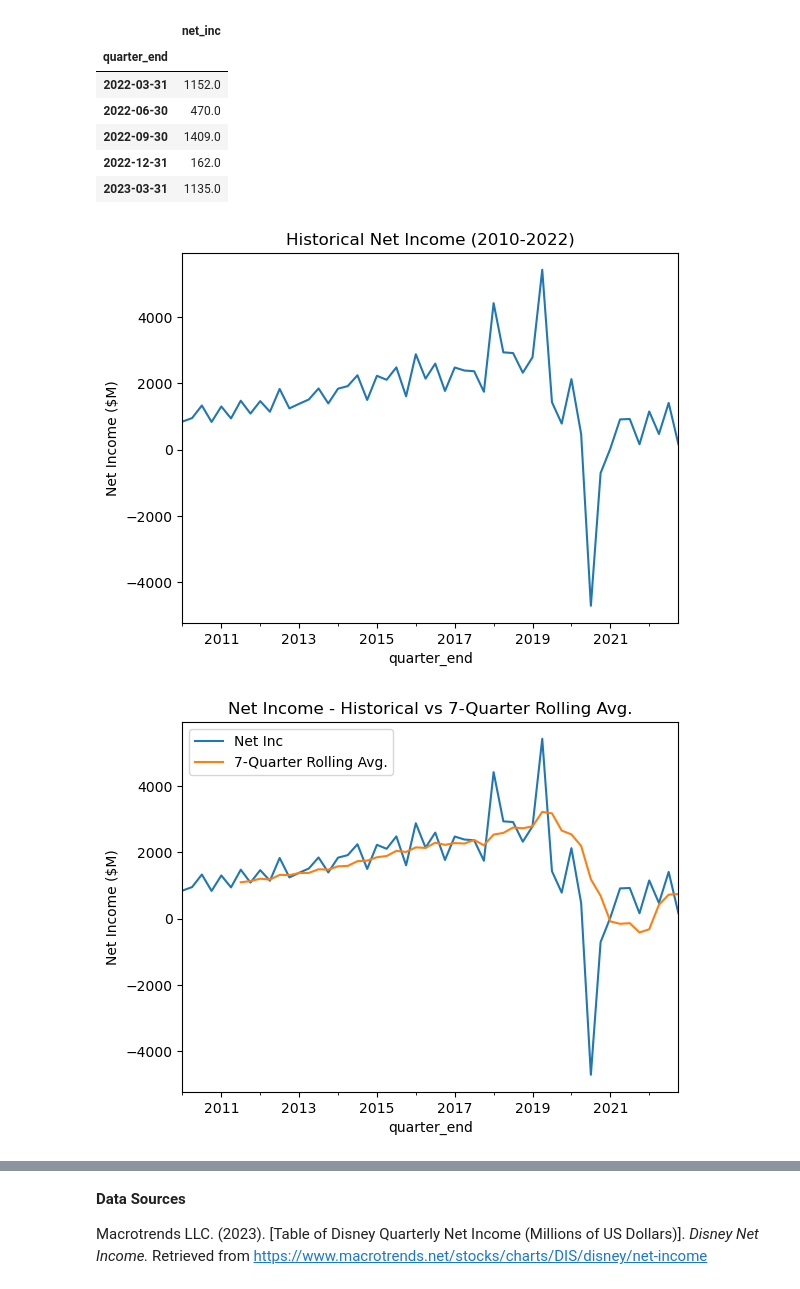
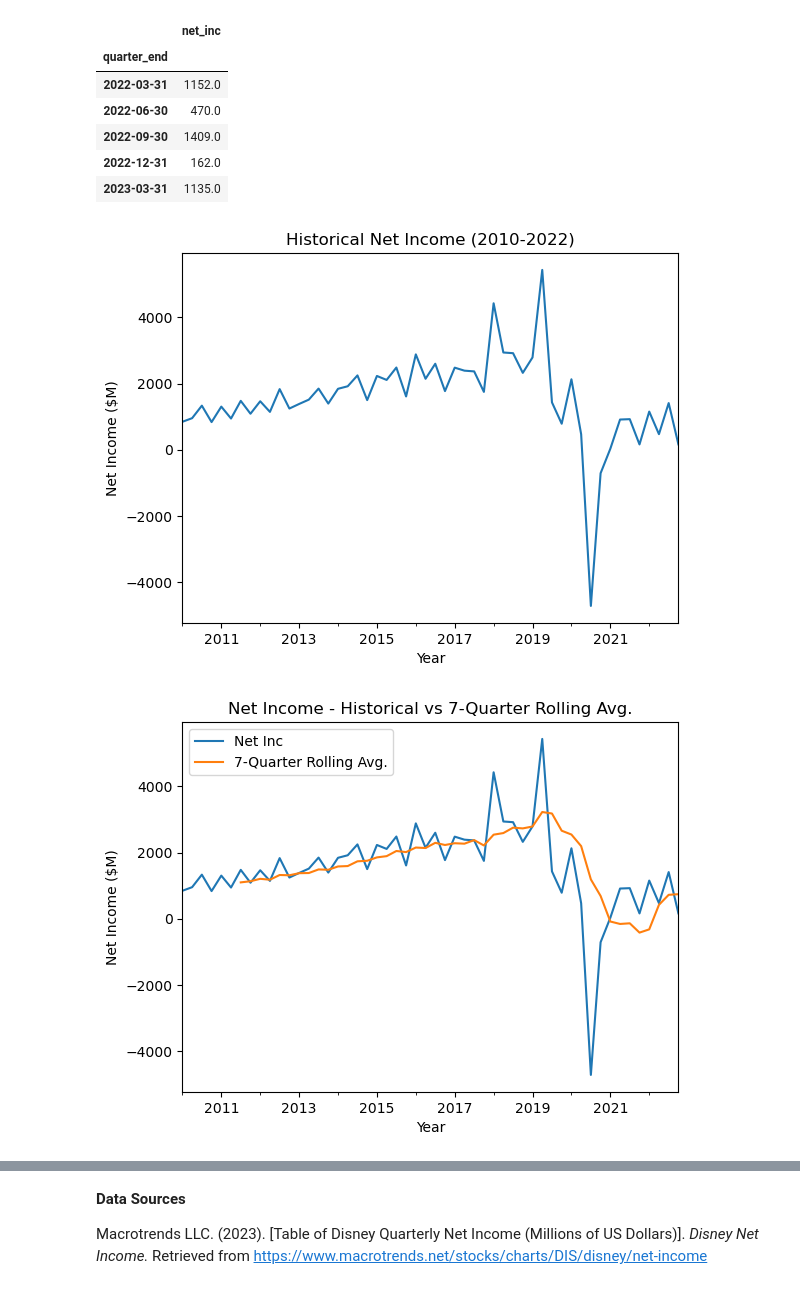
Before and after one commit to cool-t/Tara_DataPortfolio, a Jupyter notebook: Disney Marketing Analytics Study - Python + Tableau/Disney_Marketing_Analytics_Project.ipynb, the cells around one changed output, grey strips where cells are left out. Cells and saved outputs as stored; diff of their text form; code cells hidden in the pictures.

```diff
--- a/Disney Marketing Analytics Study - Python + Tableau/Disney_Marketing_Analytics_Project.ipynb
+++ b/Disney Marketing Analytics Study - Python + Tableau/Disney_Marketing_Analytics_Project.ipynb
@@ -861,10 +861,11 @@ DIS_clean = DIS[~DIS.index.isin(forecast_dates)]
 # %%
 # Plot 'net_inc' column
 DIS_clean['net_inc'].plot(title='Historical Net Income (2010-2022)')
 plt.ylabel('Net Income ($M)')
+plt.xlabel('Year')
 plt.show()
 # %% [output]
-[figure, old version]
+[figure, new version]
 # %%
 # Plot 'net_inc' column with rolling 7-quarter average
 DIS_clean['net_inc'].plot(title= 'Net Income - Historical vs 7-Quarter Rolling Avg.',
@@ -872,9 +873,10 @@ DIS_clean['net_inc'].plot(title= 'Net Income - Historical vs 7-Quarter Rolling A
 DIS_clean.rolling(window= 7).mean()['net_inc'].plot(title= 'Net Income - Historical vs 7-Quarter Rolling Avg.',
                                              legend= True, label= '7-Quarter Rolling Avg.'
                                             ).set_ylabel('Net Income ($M)')
+plt.xlabel('Year')
 plt.show()
 # %% [output]
-[figure, old version]
+[figure, new version]
 # %%
 # Define DataFrame to store forecasts
 FCS = pd.DataFrame(index= forecast_dates, columns= ['net_inc'])
```
Also changed, not shown: parts of 11 cells of this notebook.
